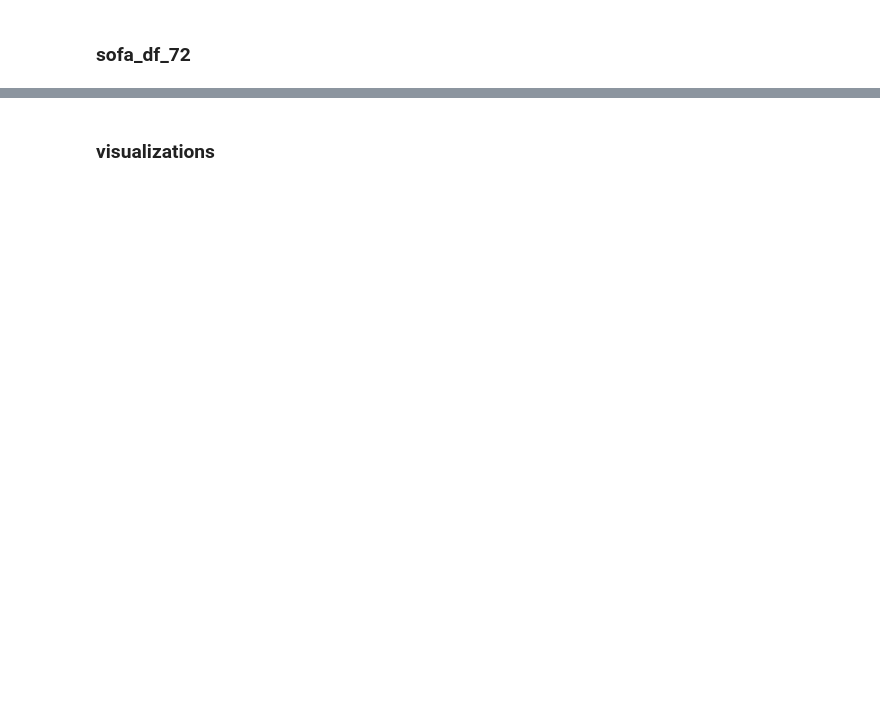
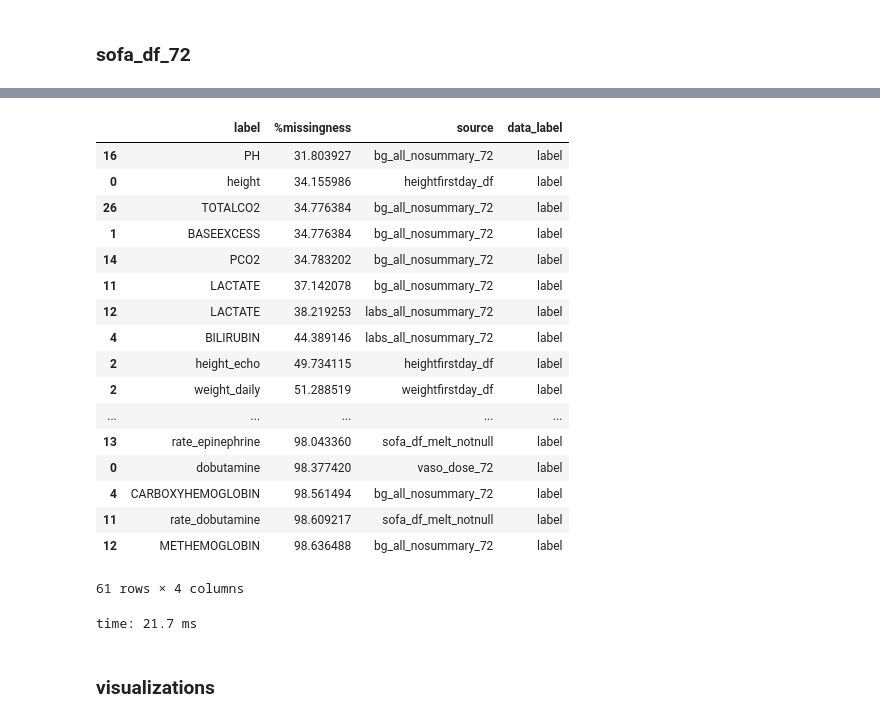
Before and after one commit to kellylinyingxin/mimiciii-antibiotics-modeling, a Jupyter notebook: notebooks/06.2-v_QC_and_missingness.ipynb, the cells around one changed output, grey strips where cells are left out. Saved outputs shown, nothing was run; the diff lists cells and outputs as text; code cells hidden in the pictures; blank space fills up the shorter version.

```diff
--- a/notebooks/06.2-v_QC_and_missingness.ipynb
+++ b/notebooks/06.2-v_QC_and_missingness.ipynb
@@ -745,3 +770,25 @@ time: 18.9 ms
+# %%
+missingness_df[missingness_df['%missingness']>30.0].sort_values('%missingness', ascending=True)
+# %% [output]
+|  | label | %missingness | source | data_label |
+| 16 | PH | 31.803927 | bg_all_nosummary_72 | label |
+| 0 | height | 34.155986 | heightfirstday_df | label |
+| 26 | TOTALCO2 | 34.776384 | bg_all_nosummary_72 | label |
+| 1 | BASEEXCESS | 34.776384 | bg_all_nosummary_72 | label |
+| 14 | PCO2 | 34.783202 | bg_all_nosummary_72 | label |
+| 11 | LACTATE | 37.142078 | bg_all_nosummary_72 | label |
+| 12 | LACTATE | 38.219253 | labs_all_nosummary_72 | label |
+| 4 | BILIRUBIN | 44.389146 | labs_all_nosummary_72 | label |
+| 2 | height_echo | 49.734115 | heightfirstday_df | label |
+| 2 | weight_daily | 51.288519 | weightfirstday_df | label |
+| ... | ... | ... | ... | ... |
+| 13 | rate_epinephrine | 98.043360 | sofa_df_melt_notnull | label |
+| 0 | dobutamine | 98.377420 | vaso_dose_72 | label |
+| 4 | CARBOXYHEMOGLOBIN | 98.561494 | bg_all_nosummary_72 | label |
+| 11 | rate_dobutamine | 98.609217 | sofa_df_melt_notnull | label |
+| 12 | METHEMOGLOBIN | 98.636488 | bg_all_nosummary_72 | label |
+61 rows × 4 columns
+time: 21.7 ms
 # %% [markdown]
 ### visualizations
 # %%
```
Also changed, not shown: parts of 84 cells of this notebook.
